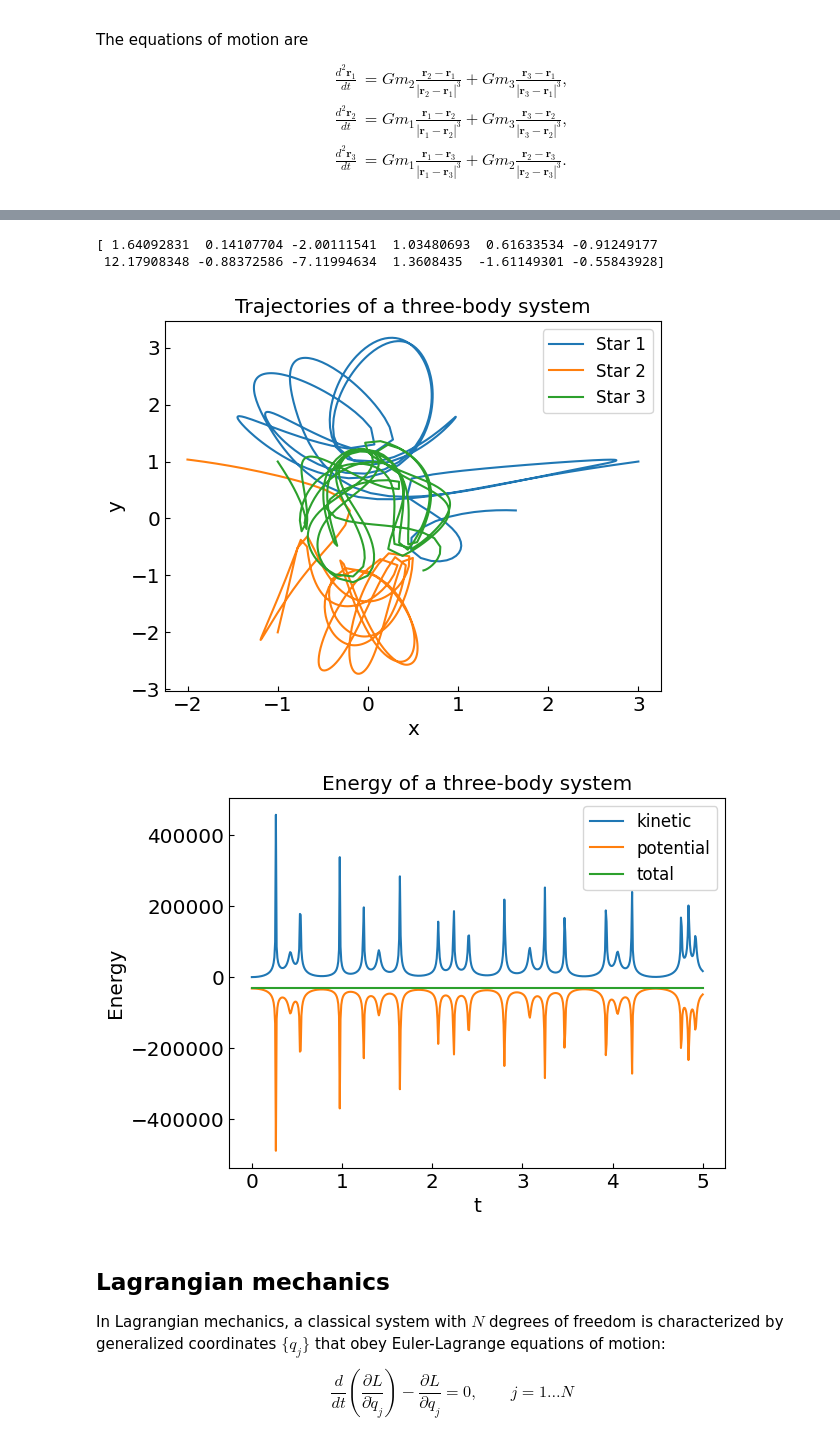
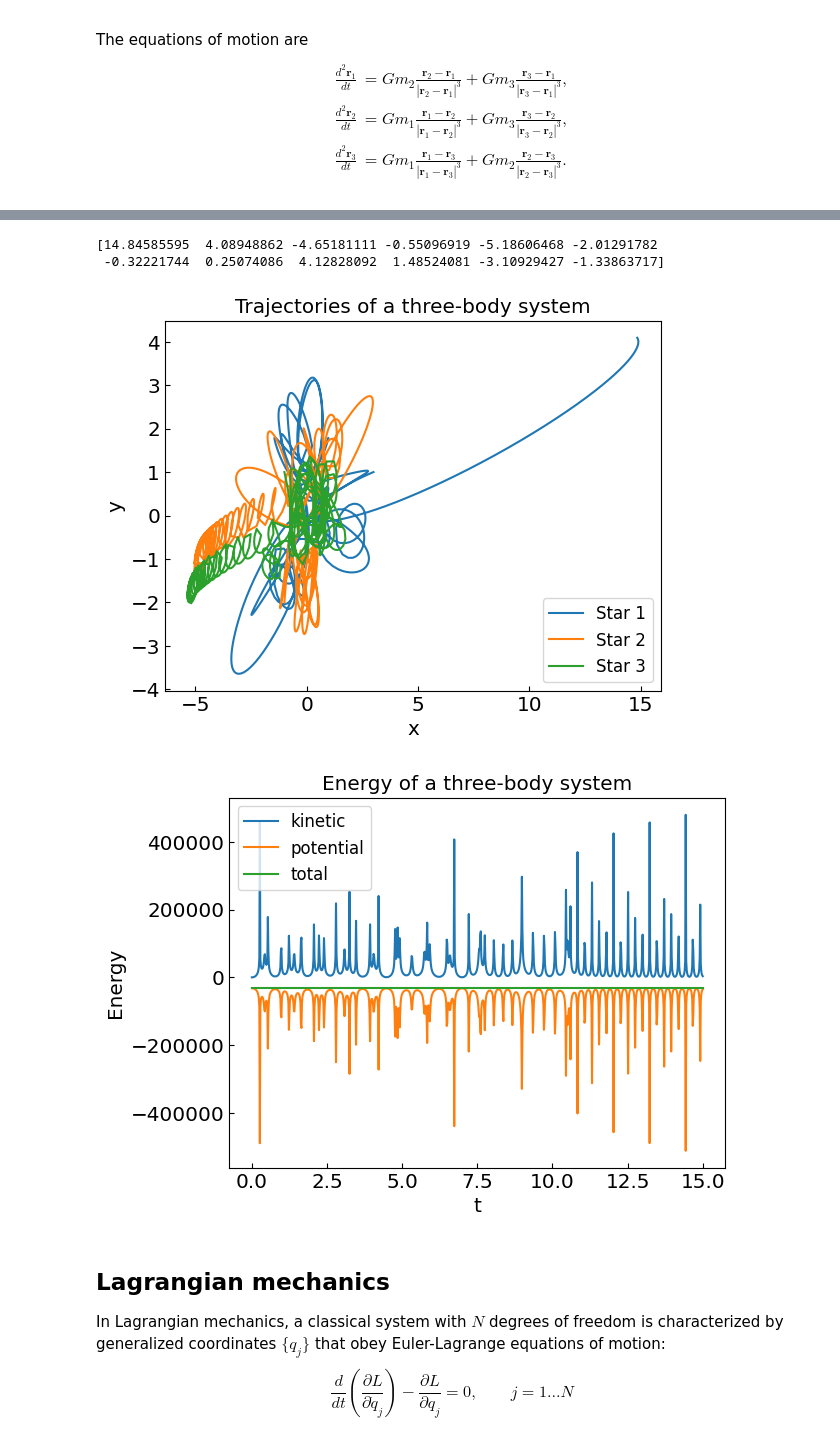
Before and after one commit to vlvovch/PHYS6350-ComputationalPhysics, a Jupyter notebook: code/7_OrdinaryDifferentialEquations/7b_ClassicalMechanics.ipynb, the cells around one changed output, grey strips where cells are left out. Drawn from its saved outputs; the diff is of its cells as text; code cells hidden in the pictures.

```diff
--- a/code/7_OrdinaryDifferentialEquations/7b_ClassicalMechanics.ipynb
+++ b/code/7_OrdinaryDifferentialEquations/7b_ClassicalMechanics.ipynb
@@ -263,7 +263,7 @@ m3 = 250.
 
 q0 = [3., 1., -1., -2., -1., 1., 0., 0., 0., 0., 0., 0.]
 t0 = 0
-tend = 5.
+tend = 15.
 
 def calcpos(i, q):
     return vector(q[2*i], q[2*i+1],0.)
@@ -281,7 +281,7 @@ energies = [[threebody_kinetic_energy(q0)],
             [threebody_kinetic_energy(q0) + threebody_potential_energy(q0)]]
 cq = q0
 eps = 1.e-6
-fps = 120
+fps = 60
 dt = 1./fps
 for ct in np.arange(t0, tend, dt):
     #rate(fps)
@@ -337,37 +337,37 @@ plt.plot(ts, energies[2], label = 'total')
 plt.xlabel('t')
 plt.ylabel('Energy')
 plt.title("Energy of a three-body system")
 plt.legend()
 plt.show()
 
 # Animate
 cq = q0
 eps = 1.e-6
 fps = 60
 dt = 1./fps
 for ct in np.arange(t0, tend, dt):
     rate(fps)
     #sol = bulirsch_stoer(fthreebody, cq, ct, 10, ct + dt, eps, error_definition_threebody)
     sol = ode_rk4_adaptive_multi(fthreebody, cq, ct, 0.5 * dt, ct+dt, eps, error_definition_threebody)
     cq = sol[1][-1]
     s1.pos = calcpos(0,cq)
     s2.pos = calcpos(1,cq)
     s3.pos = calcpos(2,cq)
 # %% [output]
 [interactive output not drawn]
 [interactive output not drawn]
 [interactive output not drawn]
 [interactive output not drawn]
 [interactive output not drawn]
 [interactive output not drawn]
 [interactive output not drawn]
 [interactive output not drawn]
 [interactive output not drawn]
 [interactive output not drawn]
-[ 1.64092831  0.14107704 -2.00111541  1.03480693  0.61633534 -0.91249177
- 12.17908348 -0.88372586 -7.11994634  1.3608435  -1.61149301 -0.55843928]
+[14.84585595  4.08948862 -4.65181111 -0.55096919 -5.18606468 -2.01291782
+ -0.32221744  0.25074086  4.12828092  1.48524081 -3.10929427 -1.33863717]
-[figure, old version]
+[figure, new version]
-[figure, old version]
+[figure, new version]
 # %% [markdown]
 ## Lagrangian mechanics
 
```
Also changed, not shown: parts of 1 cell of this notebook, 6 other files.
